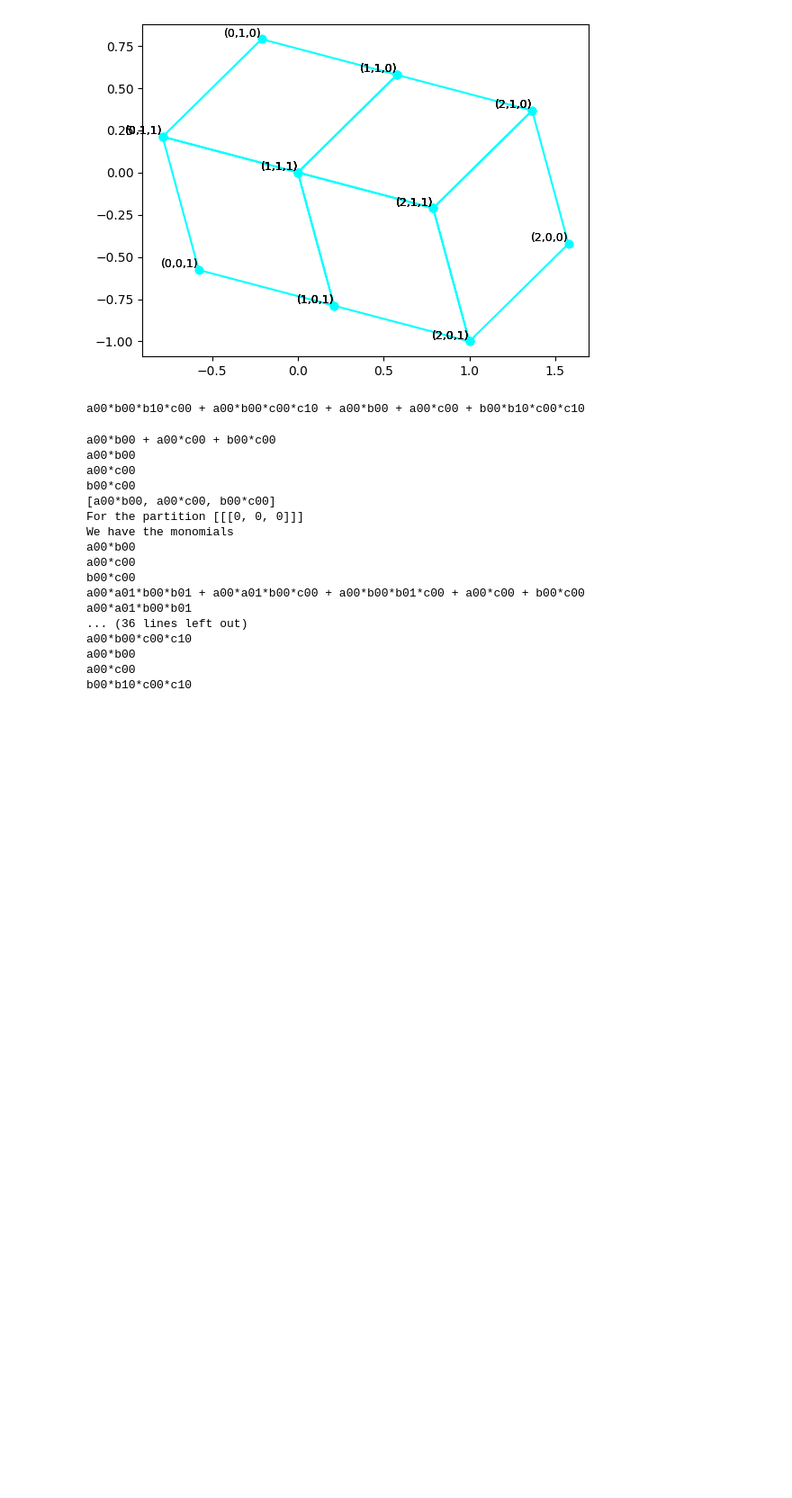
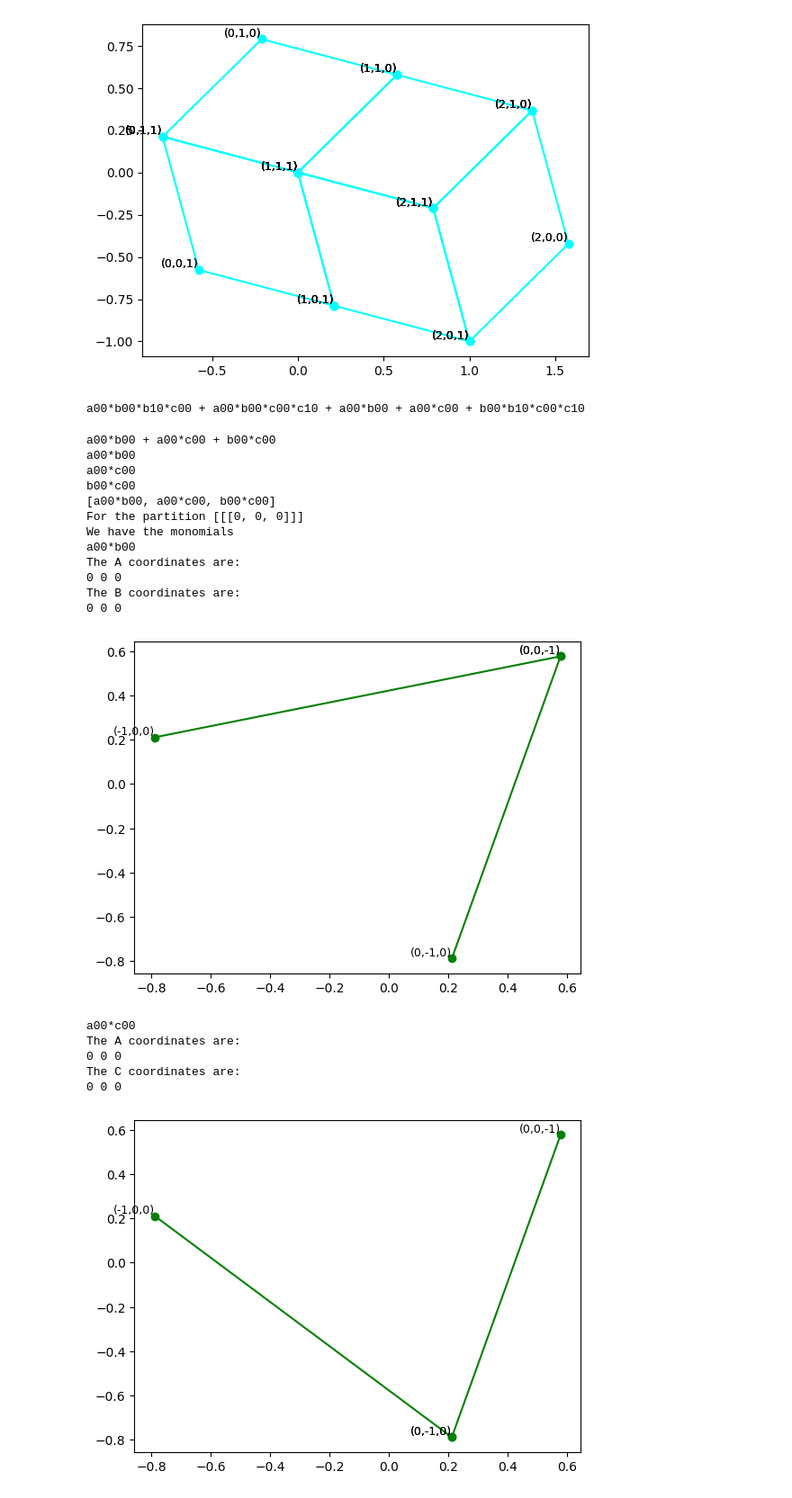
Before and after one commit to megboes/groves-research, a Jupyter notebook: groves.ipynb, the cells around one changed output. Shown at 90% size. Saved outputs shown, nothing was run; the diff lists cells and outputs as text; code cells hidden in the pictures; blank space fills up the shorter version.

Commit message:
prints the groves!!!! next try to overlay with rhombus background.

```diff
--- a/groves.ipynb
+++ b/groves.ipynb
@@ -381,26 +432,31 @@ def takes_partition_returns_list_of_monomials(pi):
 # %%
 for i in range(1,len(master_pi)):
   for partition in master_pi[i]:
     pile_of_monos = takes_partition_returns_list_of_monomials(partition)
     print("For the partition "+str(master_pi[i]))
     print("We have the monomials")
     for j in range(len(pile_of_monos)):
       print(pile_of_monos[j])
+      fig, ax = plt.subplots()
+      takes_monomial_and_partition_returns_grove_image(pile_of_monos[j],partition,fig,ax)
+      plt.show()
 # %% [output]
 a00*b00 + a00*c00 + b00*c00
 a00*b00
 a00*c00
 b00*c00
 [a00*b00, a00*c00, b00*c00]
 For the partition [[[0, 0, 0]]]
 We have the monomials
 a00*b00
-a00*c00
-b00*c00
-a00*a01*b00*b01 + a00*a01*b00*c00 + a00*b00*b01*c00 + a00*c00 + b00*c00
-a00*a01*b00*b01
-... (36 lines left out)
-a00*b00*c00*c10
-a00*b00
-a00*c00
-b00*b10*c00*c10
+The A coordinates are:
+0 0 0
+The B coordinates are:
+0 0 0
+[figure, added]
+a00*c00
+The A coordinates are:
+0 0 0
+The C coordinates are:
+0 0 0
+[figure, added]
```
Also changed, not shown: parts of 3 cells of this notebook.
